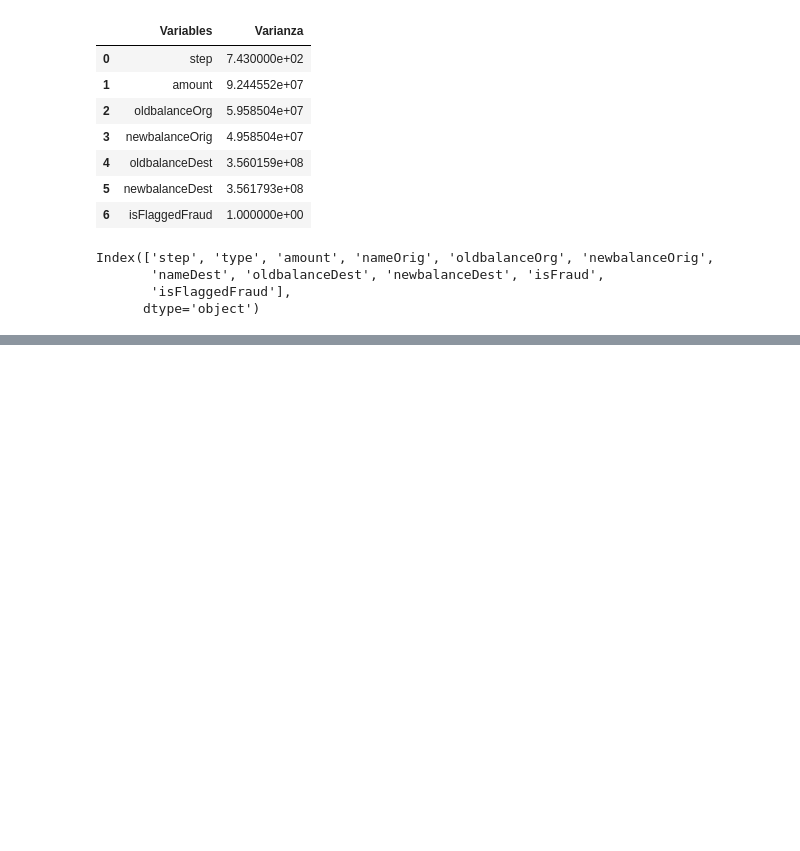
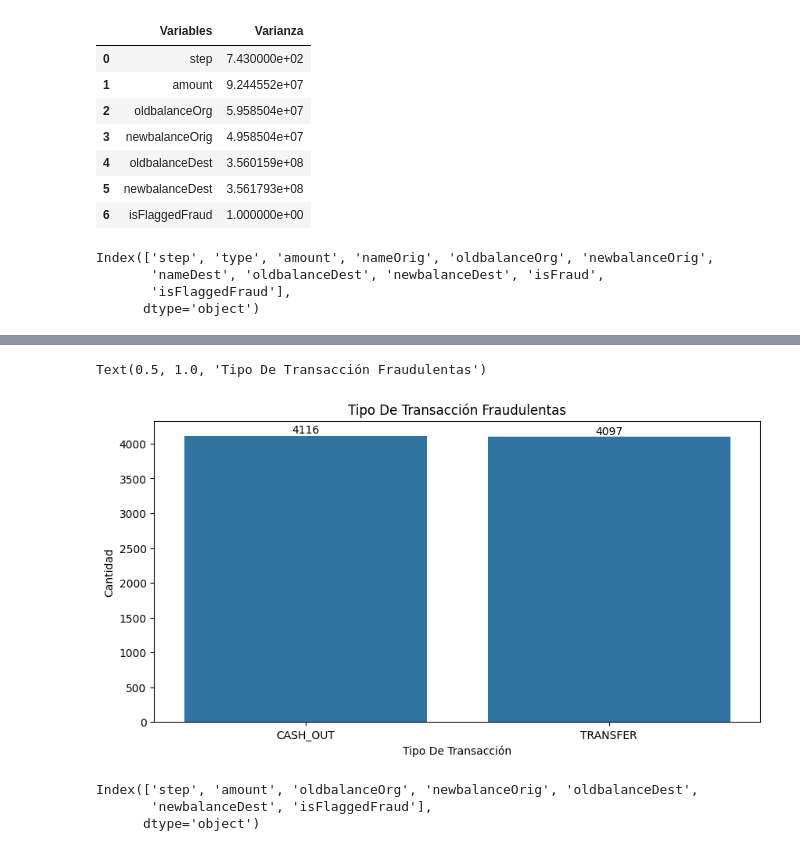
Before and after one commit to Isaias951017/Trabajo-Final-1, a Jupyter notebook: Notebook/analisis.ipynb, the cells around one changed output, grey strips where cells are left out. Cells and saved outputs as stored; diff of their text form; code cells hidden in the pictures; blank space fills up the shorter version.

```diff
--- a/Notebook/analisis.ipynb
+++ b/Notebook/analisis.ipynb
@@ -287,0 +291,4 @@ Index(['step', 'type', 'amount', 'nameOrig', 'oldbalanceOrg', 'newbalanceOrig',
+# %%
+#Dataframe de transacciones Fraudulentas
+transacciones_fraudulentas=transacciones[transacciones['isFraud']==1]
+transacciones_fraudulentas
@@ -287,0 +309,21 @@ Index(['step', 'type', 'amount', 'nameOrig', 'oldbalanceOrg', 'newbalanceOrig',
+# %%
+#Grafica de Barras de fraude
+plt.figure(figsize=(10,5))
+transacciones_fraudulentas_unicas=pd.DataFrame(transacciones_fraudulentas['type'].value_counts()).reset_index()
+transacciones_fraudulentas_unicas.columns=['Tipo De Transaccion','Cantidad']
+transacciones_fraudulentas_unicas
+grafica_de_barras_fraude=sns.barplot(x='Tipo De Transaccion',y='Cantidad',data=transacciones_fraudulentas_unicas)
+grafica_de_barras_fraude.bar_label(grafica_de_barras_fraude.containers[0],fmt='%.0f')
+plt.xlabel('Tipo De Transacción')
+plt.title('Tipo De Transacción Fraudulentas')
+# %% [output]
+Text(0.5, 1.0, 'Tipo De Transacción Fraudulentas')
+[figure, added]
+# %%
+#varaibles_numericas
+varaibles_numericas=transacciones_fraudulentas.select_dtypes(include='number').columns
+varaibles_numericas
+# %% [output]
+Index(['step', 'amount', 'oldbalanceOrg', 'newbalanceOrig', 'oldbalanceDest',
+       'newbalanceDest', 'isFlaggedFraud'],
+      dtype='object')
```
Also changed, not shown: parts of 10 cells of this notebook.
